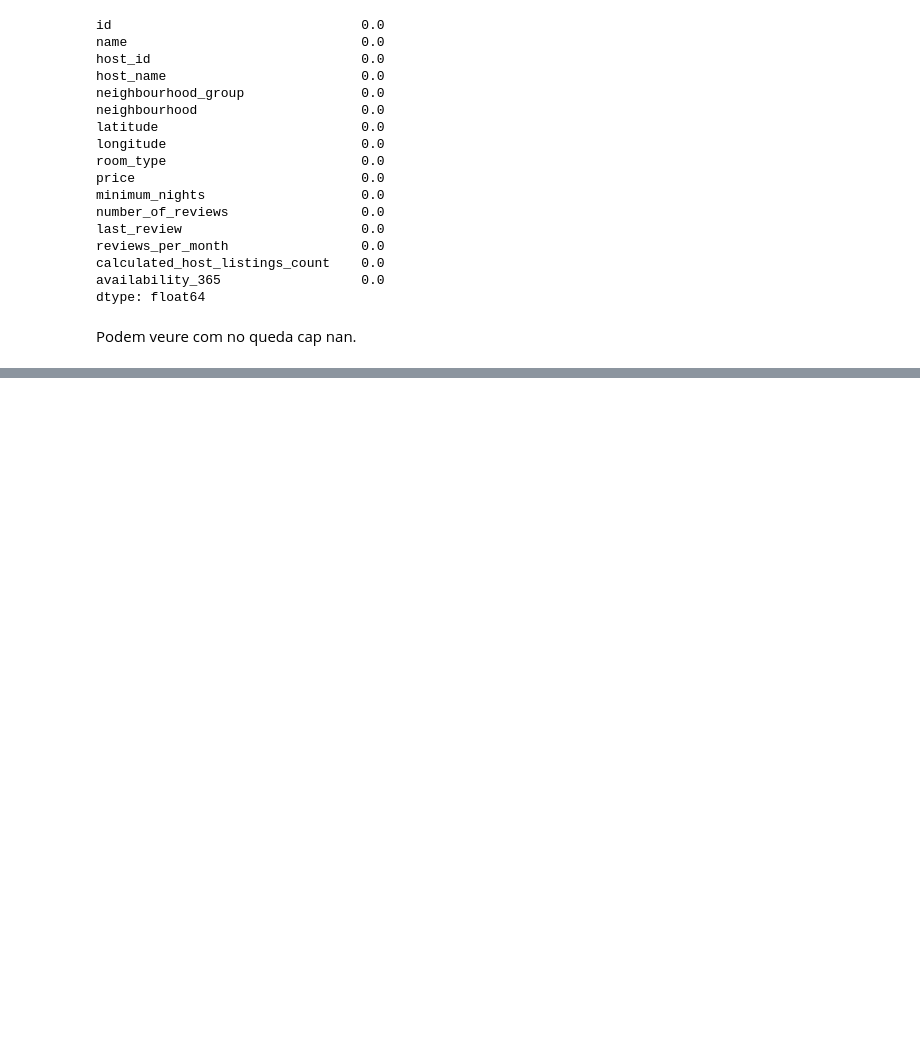
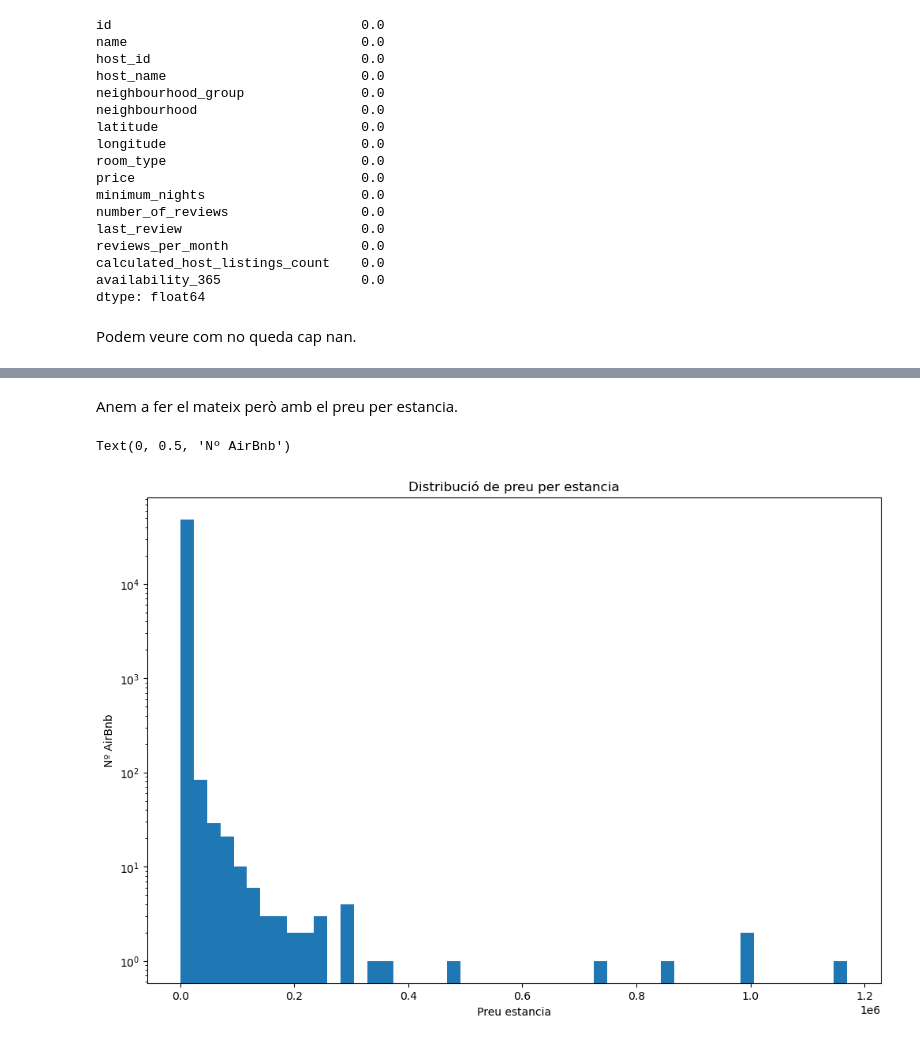
Before and after one commit to polvila25/CAS-KAGGLE-APC, a Jupyter notebook: cas_kaggle.ipynb, the cells around one changed output, grey strips where cells are left out. Cells and saved outputs as stored; diff of their text form; code cells hidden in the pictures; blank space fills up the shorter version.

```diff
--- a/cas_kaggle.ipynb
+++ b/cas_kaggle.ipynb
@@ -176,0 +202,12 @@ Podem veure com no queda cap nan.
+# %% [markdown]
+Anem a fer el mateix però amb el preu per estancia.
+# %%
+# Distribució del preu per estancia
+fig, ax = plt.subplots(figsize=(12,8))
+ax.hist(df['minim_preu_estancia'], bins=50, log=True)
+ax.set_title('Distribució de preu per estancia')
+ax.set_xlabel('Preu estancia')
+ax.set_ylabel('Nº AirBnb')
+# %% [output]
+Text(0, 0.5, 'Nº AirBnb')
+[figure, added]
```
Also changed, not shown: parts of 10 cells of this notebook.
